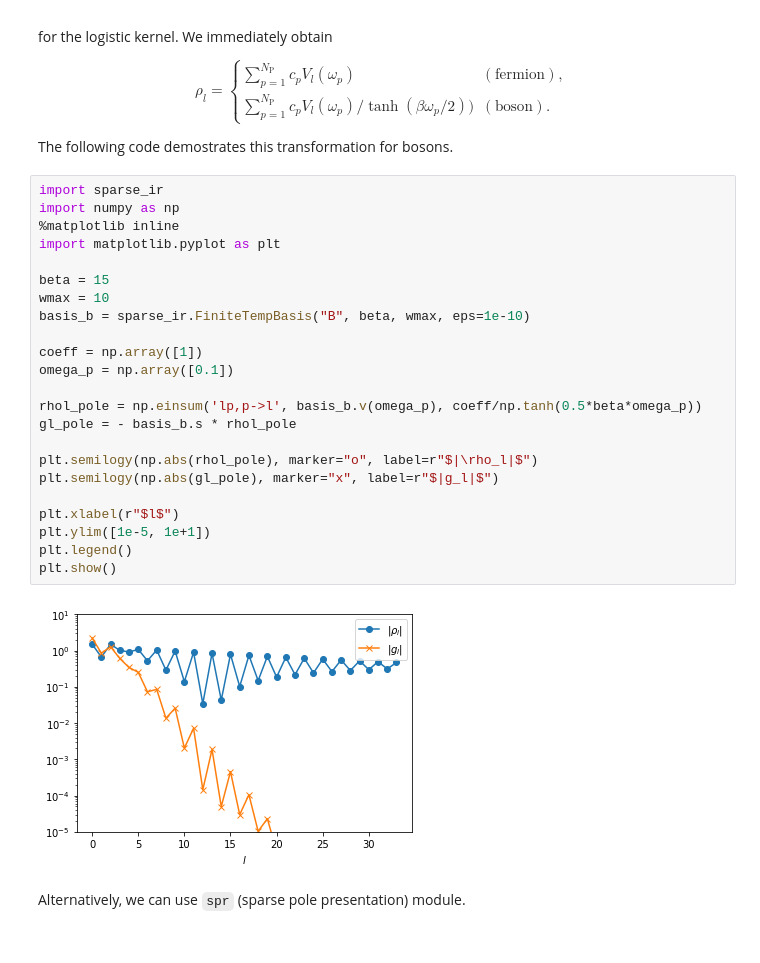
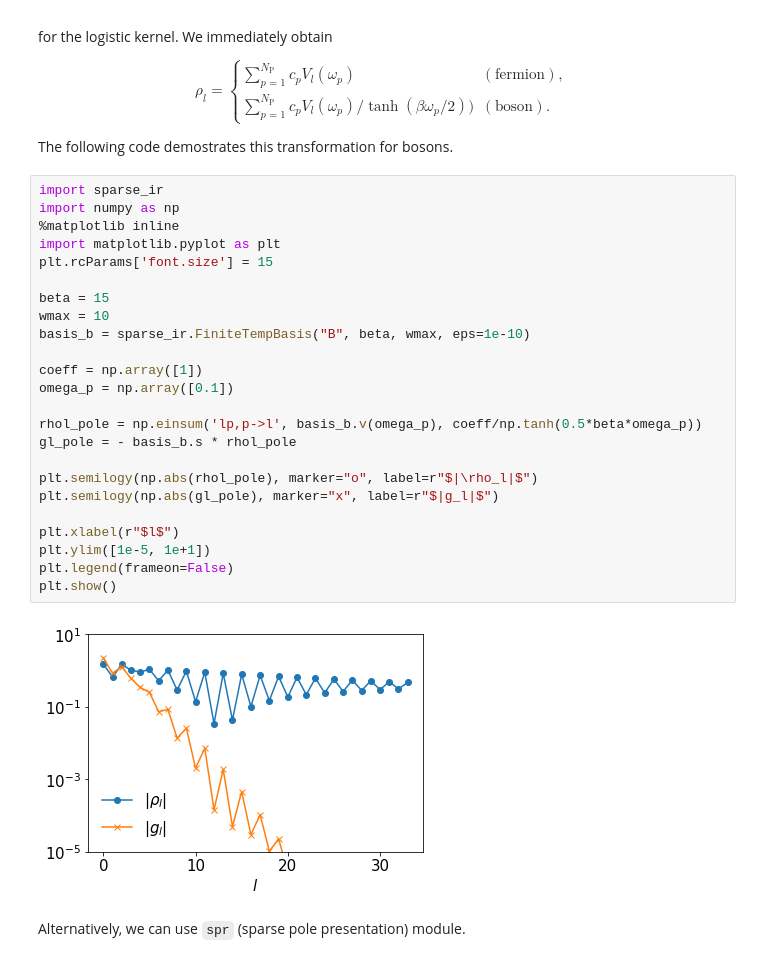
Before and after one commit to SpM-lab/sparse-ir-tutorial, a Jupyter notebook: _sources/src/transformation_py.ipynb, the cells around one changed output. Saved outputs shown, nothing was run; the diff lists cells and outputs as text.

```diff
--- a/_sources/src/transformation_py.ipynb
+++ b/_sources/src/transformation_py.ipynb
@@ -49,28 +49,29 @@ The following code demostrates this transformation for bosons.
 # %%
 import sparse_ir
 import numpy as np
 %matplotlib inline
 import matplotlib.pyplot as plt
+plt.rcParams['font.size'] = 15
 
 beta = 15
 wmax = 10
 basis_b = sparse_ir.FiniteTempBasis("B", beta, wmax, eps=1e-10)
 
 coeff = np.array([1])
 omega_p = np.array([0.1])
 
 rhol_pole = np.einsum('lp,p->l', basis_b.v(omega_p), coeff/np.tanh(0.5*beta*omega_p))
 gl_pole = - basis_b.s * rhol_pole
 
 plt.semilogy(np.abs(rhol_pole), marker="o", label=r"$|\rho_l|$")
 plt.semilogy(np.abs(gl_pole), marker="x", label=r"$|g_l|$")
 
 plt.xlabel(r"$l$")
 plt.ylim([1e-5, 1e+1])
-plt.legend()
+plt.legend(frameon=False)
 plt.show()
 # %% [output]
-[figure, old version]
+[figure, new version]
 # %% [markdown]
 Alternatively, we can use ``spr`` (sparse pole presentation) module.
 # %%
```
Also changed, not shown: parts of 9 cells of this notebook, 49 other files.
